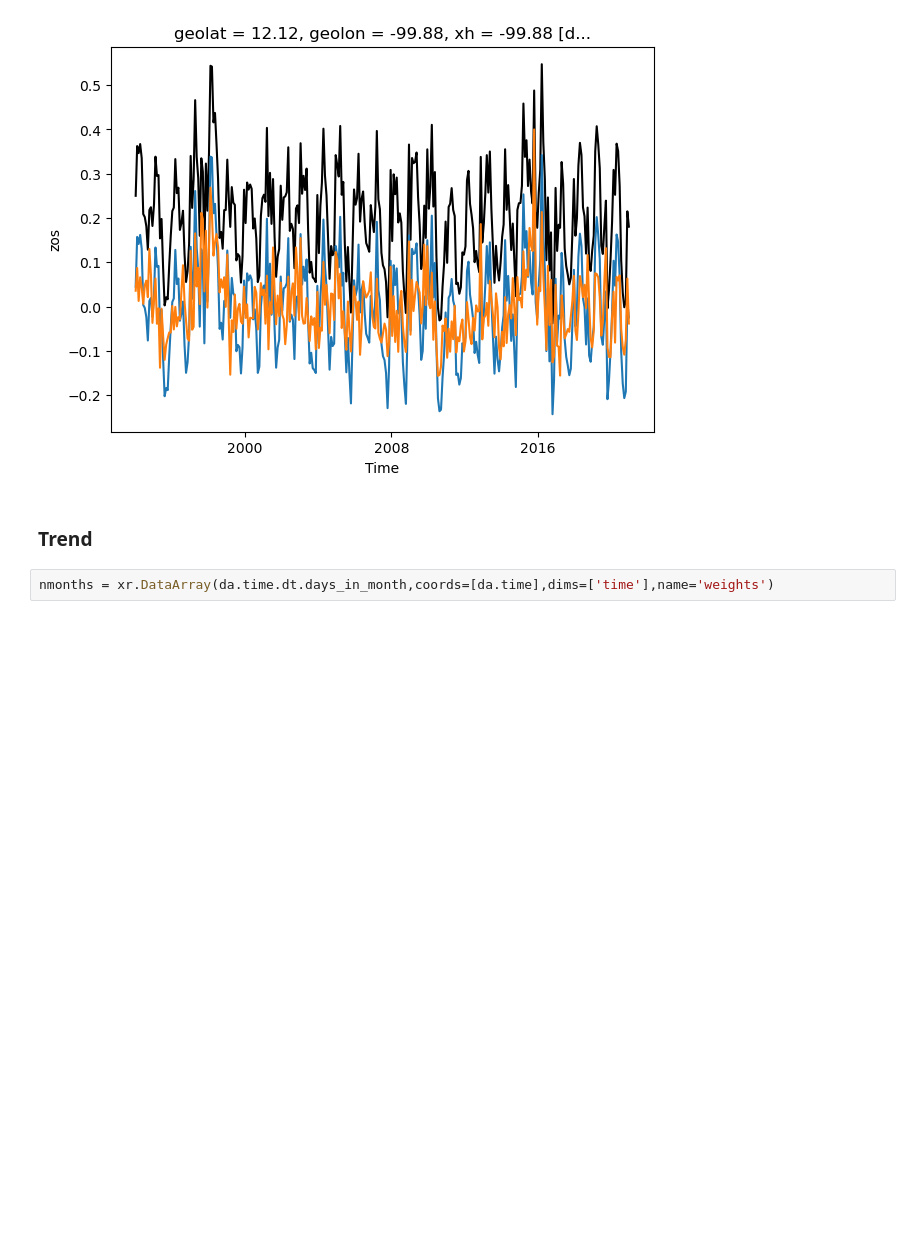
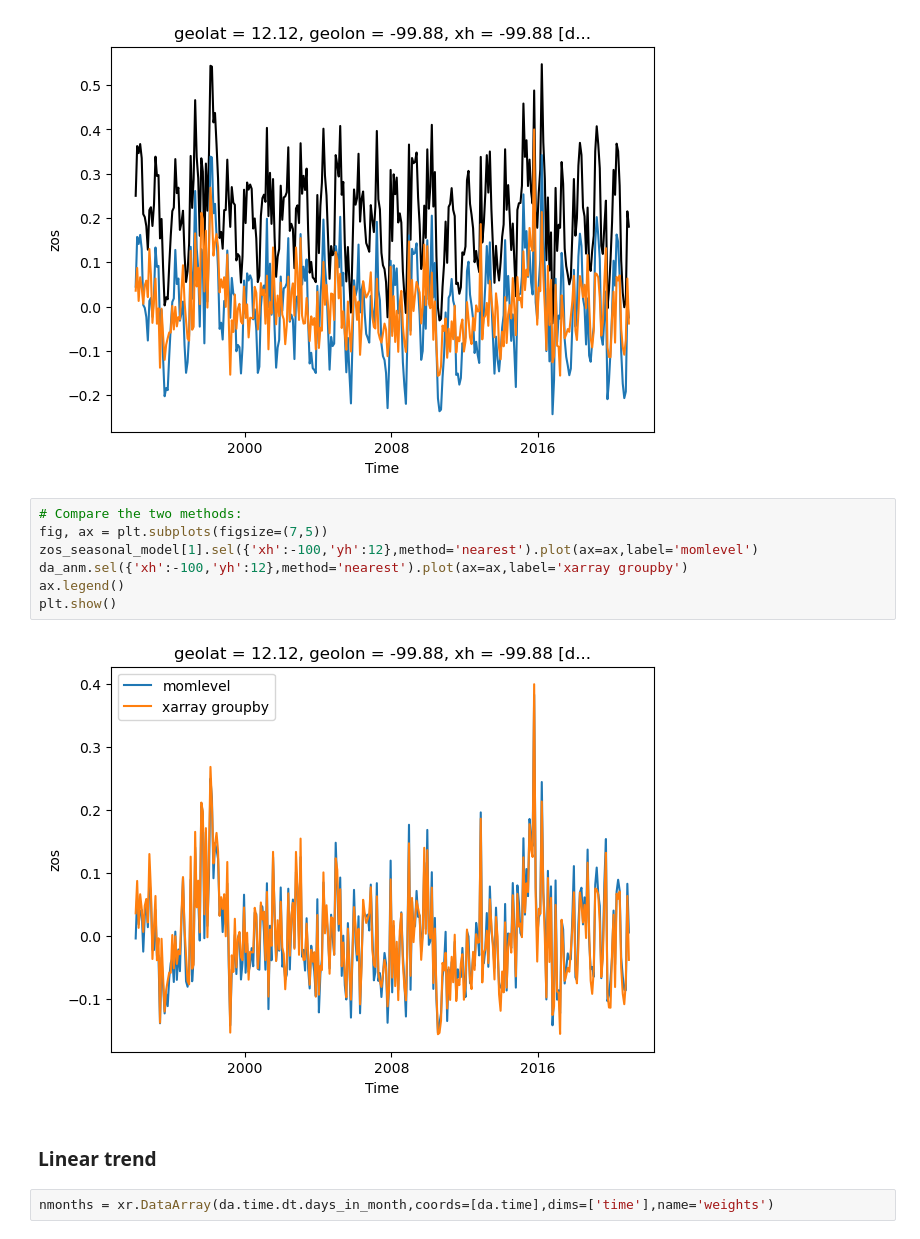
Before and after one commit to jetesdal/sea_level_covariability, a Jupyter notebook: notebooks/DSL_statistics.ipynb, the cells around one changed output. Cells and saved outputs as stored; diff of their text form; blank space fills up the shorter version.

```diff
--- a/notebooks/DSL_statistics.ipynb
+++ b/notebooks/DSL_statistics.ipynb
@@ -66,8 +73,17 @@ da_anm.sel({'xh':-100,'yh':12},method='nearest').plot(ax=ax)
 plt.show()
 # %% [output]
 [figure]
-# %% [markdown]
-### Trend
+# %%
+# Compare the two methods:
+fig, ax = plt.subplots(figsize=(7,5))
+zos_seasonal_model[1].sel({'xh':-100,'yh':12},method='nearest').plot(ax=ax,label='momlevel')
+da_anm.sel({'xh':-100,'yh':12},method='nearest').plot(ax=ax,label='xarray groupby')
+ax.legend()
+plt.show()
+# %% [output]
+[figure, added]
+# %% [markdown]
+### Linear trend
 # %%
 nmonths = xr.DataArray(da.time.dt.days_in_month,coords=[da.time],dims=['time'],name='weights')
 # %%
```
Also changed, not shown: parts of 52 cells of this notebook, 1 other file.
